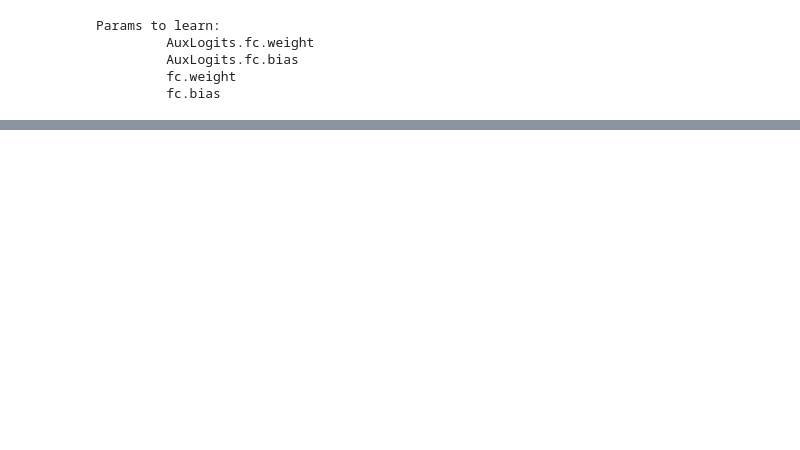
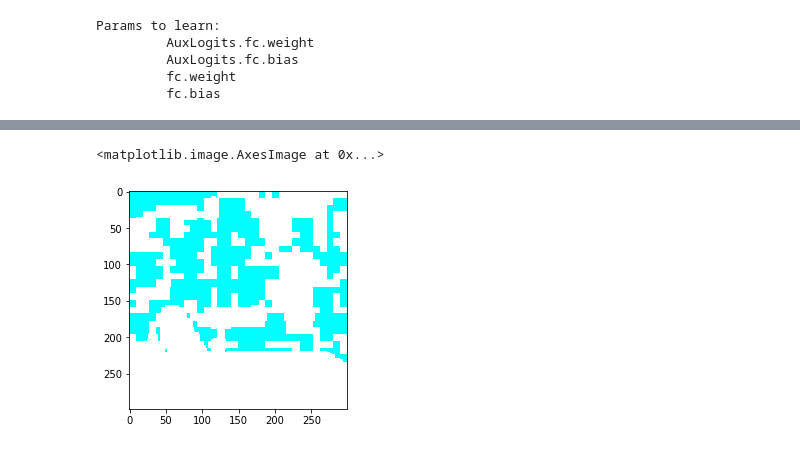
Before and after one commit to makci97/learning-deep-learning, a Jupyter notebook: homeworks/01_cnn_classifier/01_cnn_classifier.ipynb, the cells around one changed output, grey strips where cells are left out. Drawn from its saved outputs; the diff is of its cells as text; code cells hidden in the pictures; blank space fills up the shorter version.

```diff
--- a/homeworks/01_cnn_classifier/01_cnn_classifier.ipynb
+++ b/homeworks/01_cnn_classifier/01_cnn_classifier.ipynb
@@ -864,0 +551,3 @@ Accuracy of the network on the 10000 val images: 77.06%
+# %%
+plt.imshow(img*255)
+# %% [output]
@@ -864,0 +555,2 @@ Accuracy of the network on the 10000 val images: 77.06%
+<matplotlib.image.AxesImage at 0x...>
+[figure, added]
```
Also changed, not shown: parts of 105 cells of this notebook.
